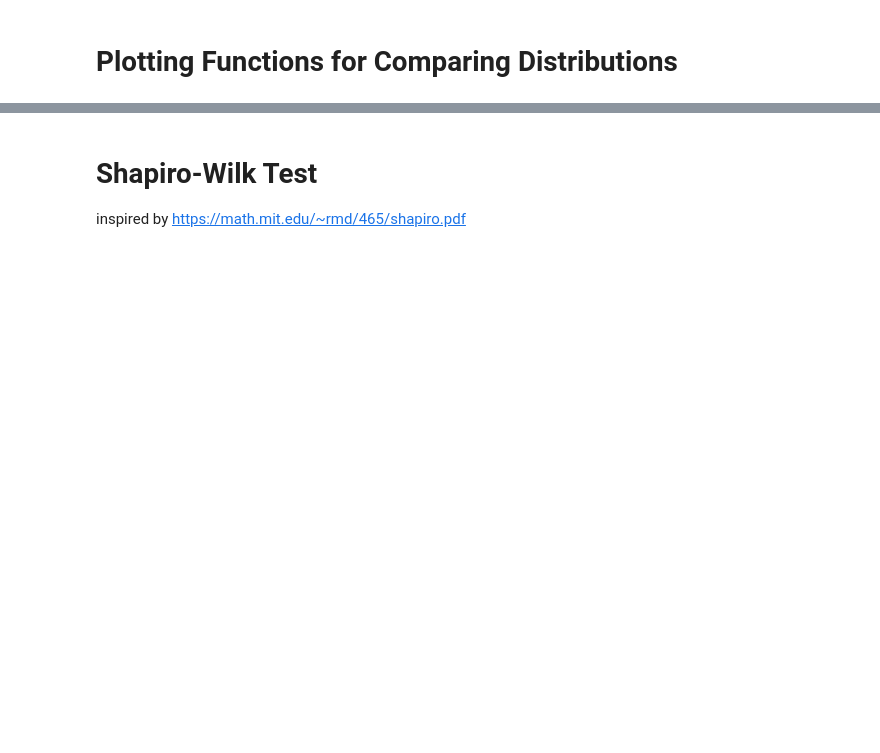
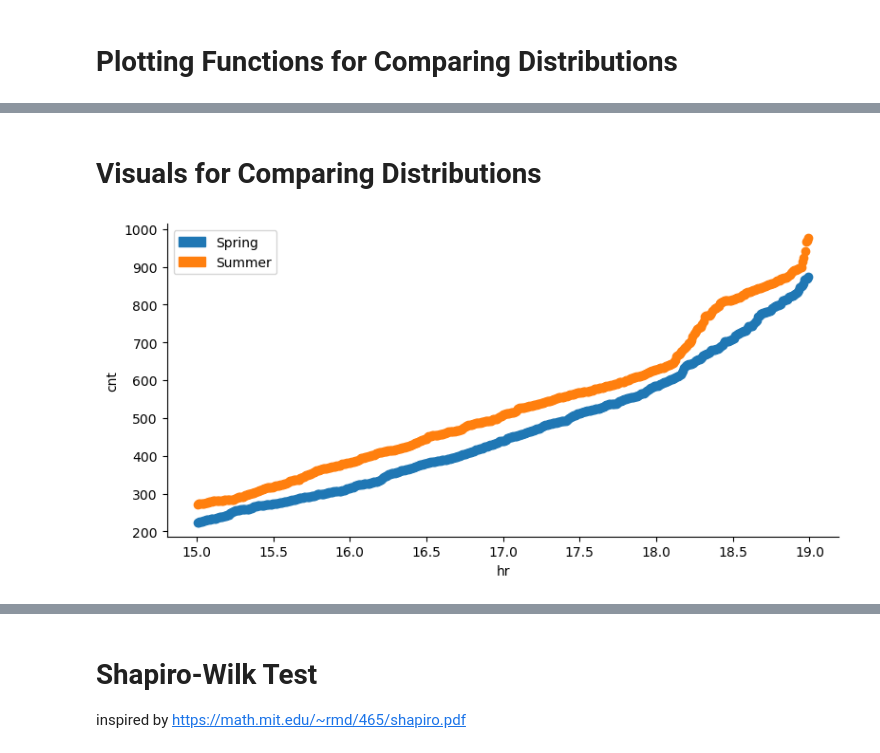
Before and after one commit to eirikbaekkelund/BikeSharing, a Jupyter notebook: develop_E.ipynb, the cells around one changed output, grey strips where cells are left out. Saved outputs shown, nothing was run; the diff lists cells and outputs as text; code cells hidden in the pictures; blank space fills up the shorter version.

```diff
--- a/develop_E.ipynb
+++ b/develop_E.ipynb
@@ -310,0 +291,6 @@ cum_dist(filtered_seasons)
+# %% [markdown]
+# Visuals for Comparing Distributions
+# %%
+plot_qq(df_agg)
+# %% [output]
+[figure, added]
```
Also changed, not shown: parts of 47 cells of this notebook, 10 other files.
